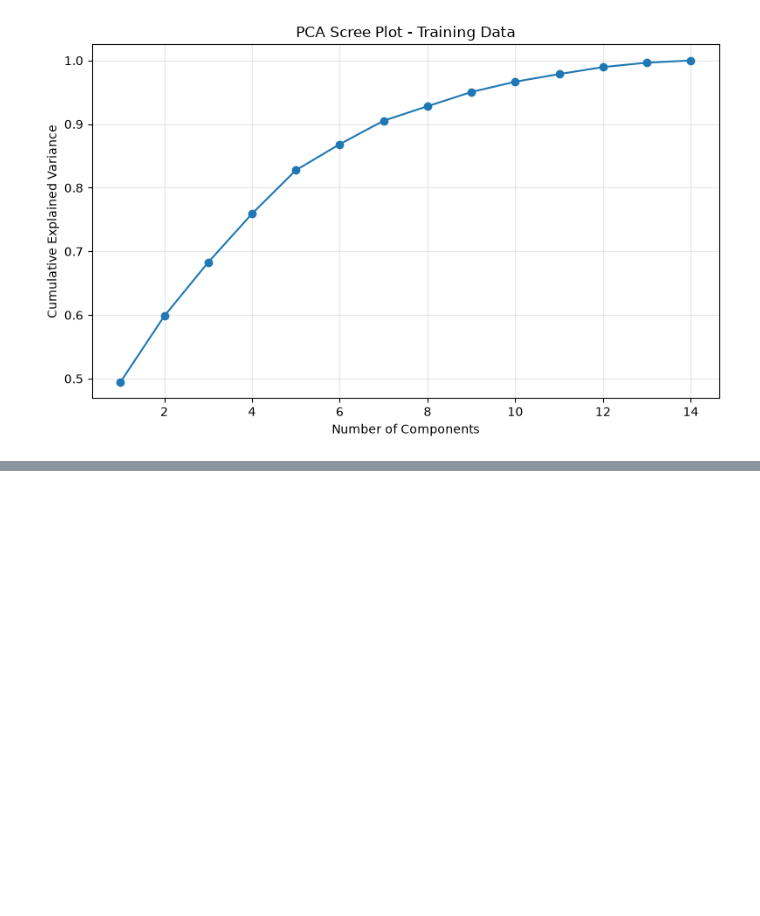
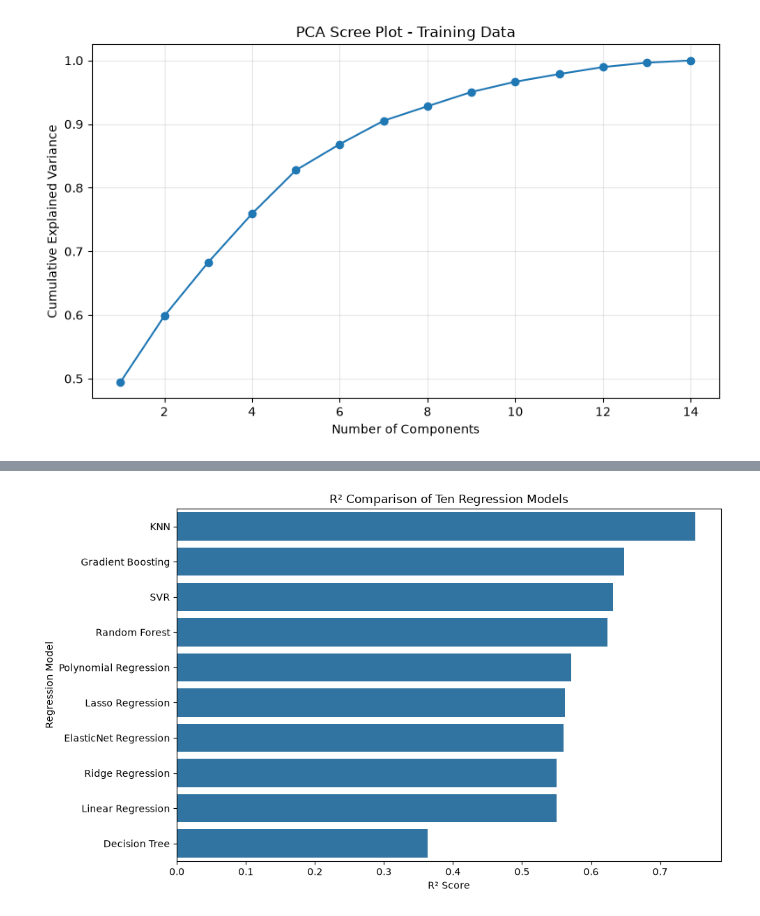
Before and after one commit to AkilanSS/23CSE301--Machine-Learning-Capstone-Project, a Jupyter notebook: notebooks/regression.ipynb, the cells around one changed output, grey strips where cells are left out. Saved outputs shown, nothing was run; the diff lists cells and outputs as text; code cells hidden in the pictures; blank space fills up the shorter version.

```diff
--- a/notebooks/regression.ipynb
+++ b/notebooks/regression.ipynb
@@ -859,13 +855,7 @@ plt.show()
 # %% [output]
 [figure]
 # %%
-import pandas as pd
-import numpy as np
-from sklearn.preprocessing import StandardScaler
-from sklearn.linear_model import LinearRegression
-from sklearn.metrics import mean_absolute_error, mean_squared_error, r2_score
-import matplotlib.pyplot as plt
-import seaborn as sns
+
 
 # Training data = Rounds 1, 2, 3
 # Testing data = Round 4
@@ -908,22 +898,6 @@ scaler = StandardScaler()
 
 X_train_scaled = scaler.fit_transform(X_train)
 X_test_scaled = scaler.transform(X_test)
-
-# Fit Linear Regression
-model = LinearRegression()
-model.fit(X_train_scaled, y_train)
-
-# Predictions on unseen Round 4 data
-y_pred = model.predict(X_test_scaled)
-
-# Evaluation
-mae = mean_absolute_error(y_test, y_pred)
-rmse = np.sqrt(mean_squared_error(y_test, y_pred))
-r2 = r2_score(y_test, y_pred)
-
-print(f"\nMAE:  {mae:.4f}")
-print(f"RMSE: {rmse:.4f}")
-print(f"R²:   {r2:.4f}")
 # %% [output]
 Training samples: 2428
 Testing samples: 774
@@ -993,0 +1147,17 @@ XGBoost R²: 0.6877
+# %%
+plt.figure(figsize=(10, 6))
+
+sns.barplot(
+    data=results_df,
+    x="R2",
+    y="Model"
+)
+
+plt.xlabel("R² Score")
+plt.ylabel("Regression Model")
+plt.title("R² Comparison of Ten Regression Models")
+
+plt.tight_layout()
+plt.show()
+# %% [output]
+[figure, added]
```
Also changed, not shown: parts of 18 cells of this notebook.
